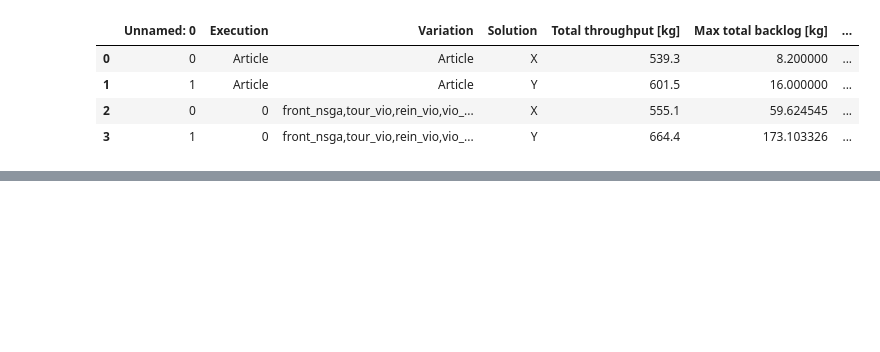
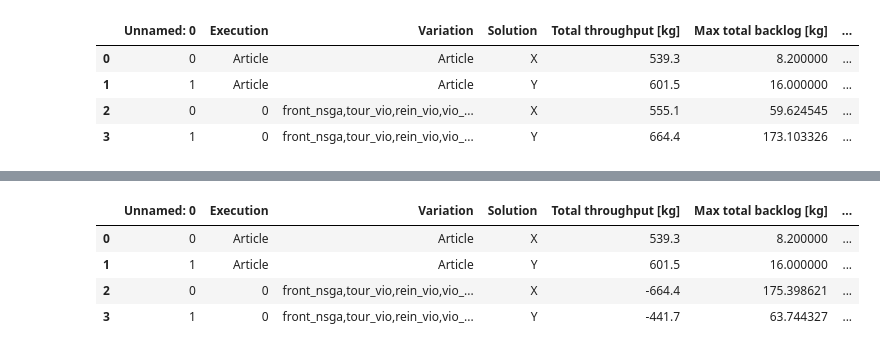
Before and after one commit to DTKx/capacityplanpy, a Jupyter notebook: 02_implementacao/parse_raw.ipynb, the cells around one changed output, grey strips where cells are left out. Cells and saved outputs as stored; diff of their text form; code cells hidden in the pictures; blank space fills up the shorter version.

```diff
--- a/02_implementacao/parse_raw.ipynb
+++ b/02_implementacao/parse_raw.ipynb
@@ -320,0 +325,10 @@ results
+# %%
+import pandas as pd
+result=pd.read_csv(root_path_analysis+'17-111.csv')# Import from csv
+result
+# %% [output]
+|  | Unnamed: 0 | Execution | Variation | Solution | Total throughput [kg] | Max total backlog [kg] | ... |
+| 0 | 0 | Article | Article | X | 539.3 | 8.200000 | ... |
+| 1 | 1 | Article | Article | Y | 601.5 | 16.000000 | ... |
+| 2 | 0 | 0 | front_nsga,tour_vio,rein_vio,vio_... | X | -664.4 | 175.398621 | ... |
+| 3 | 1 | 0 | front_nsga,tour_vio,rein_vio,vio_... | Y | -441.7 | 63.744327 | ... |
```
Also changed, not shown: parts of 13 cells of this notebook, 1 other file.
